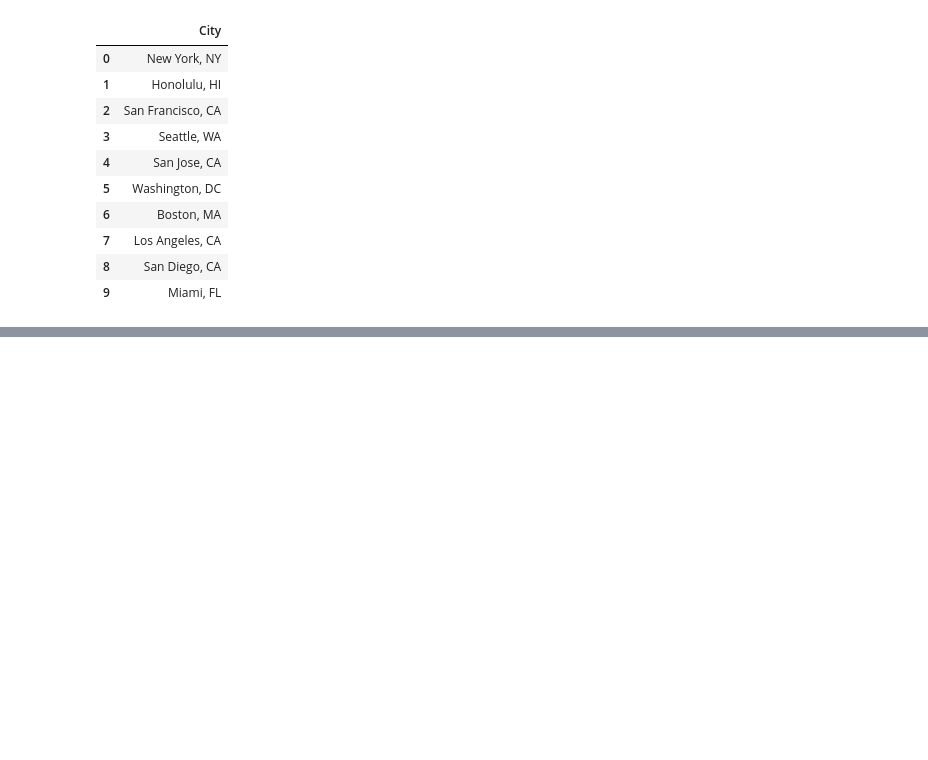
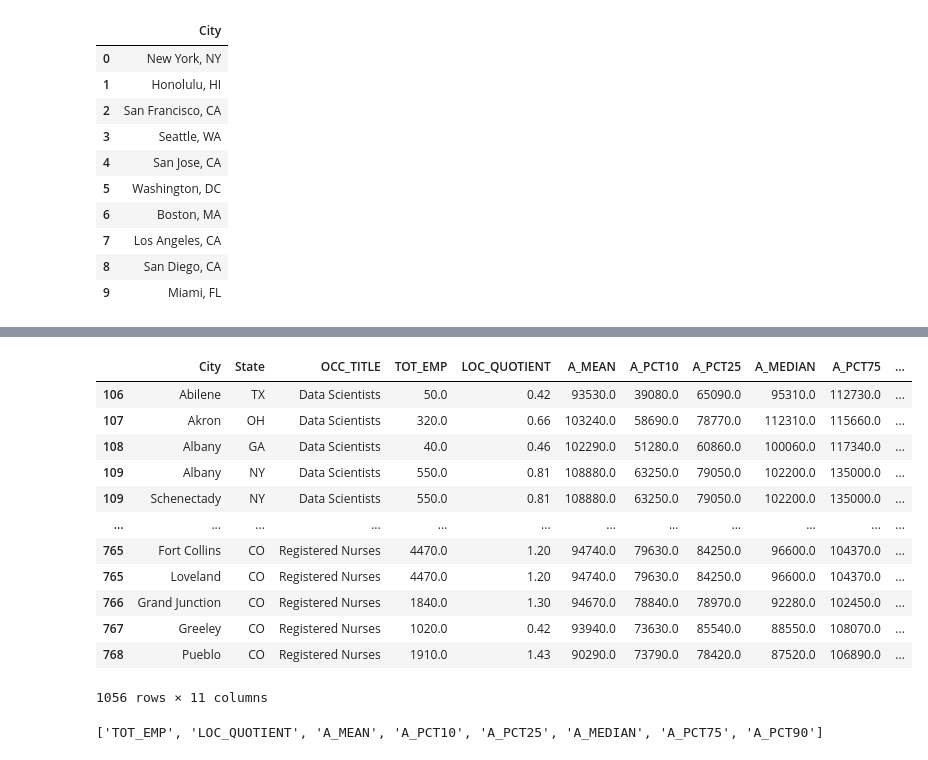
Before and after one commit to nolan-debord/Salary_Database, a Jupyter notebook: notebooks/01_inspect_data.ipynb, the cells around one changed output, grey strips where cells are left out. Cells and saved outputs as stored; diff of their text form; code cells hidden in the pictures; blank space fills up the shorter version.

Commit message:
Added app building, and updated data to include all finished data

```diff
--- a/notebooks/01_inspect_data.ipynb
+++ b/notebooks/01_inspect_data.ipynb
@@ -160,0 +229,22 @@ salary_df[['City', 'State']].head(10)
+# %%
+salary_clean
+# %% [output]
+|  | City | State | OCC_TITLE | TOT_EMP | LOC_QUOTIENT | A_MEAN | A_PCT10 | A_PCT25 | A_MEDIAN | A_PCT75 | ... |
+| 106 | Abilene | TX | Data Scientists | 50.0 | 0.42 | 93530.0 | 39080.0 | 65090.0 | 95310.0 | 112730.0 | ... |
+| 107 | Akron | OH | Data Scientists | 320.0 | 0.66 | 103240.0 | 58690.0 | 78770.0 | 112310.0 | 115660.0 | ... |
+| 108 | Albany | GA | Data Scientists | 40.0 | 0.46 | 102290.0 | 51280.0 | 60860.0 | 100060.0 | 117340.0 | ... |
+| 109 | Albany | NY | Data Scientists | 550.0 | 0.81 | 108880.0 | 63250.0 | 79050.0 | 102200.0 | 135000.0 | ... |
+| 109 | Schenectady | NY | Data Scientists | 550.0 | 0.81 | 108880.0 | 63250.0 | 79050.0 | 102200.0 | 135000.0 | ... |
+| ... | ... | ... | ... | ... | ... | ... | ... | ... | ... | ... | ... |
+| 765 | Fort Collins | CO | Registered Nurses | 4470.0 | 1.20 | 94740.0 | 79630.0 | 84250.0 | 96600.0 | 104370.0 | ... |
+| 765 | Loveland | CO | Registered Nurses | 4470.0 | 1.20 | 94740.0 | 79630.0 | 84250.0 | 96600.0 | 104370.0 | ... |
+| 766 | Grand Junction | CO | Registered Nurses | 1840.0 | 1.30 | 94670.0 | 78840.0 | 78970.0 | 92280.0 | 102450.0 | ... |
+| 767 | Greeley | CO | Registered Nurses | 1020.0 | 0.42 | 93940.0 | 73630.0 | 85540.0 | 88550.0 | 108070.0 | ... |
+| 768 | Pueblo | CO | Registered Nurses | 1910.0 | 1.43 | 90290.0 | 73790.0 | 78420.0 | 87520.0 | 106890.0 | ... |
+1056 rows × 11 columns
+# %%
+print(annual_cols)
+
+# salary_clean[annual_cols].isnull().all()
+# %% [output]
+['TOT_EMP', 'LOC_QUOTIENT', 'A_MEAN', 'A_PCT10', 'A_PCT25', 'A_MEDIAN', 'A_PCT75', 'A_PCT90']
```
Also changed, not shown: parts of 43 cells of this notebook, 6 other files.
